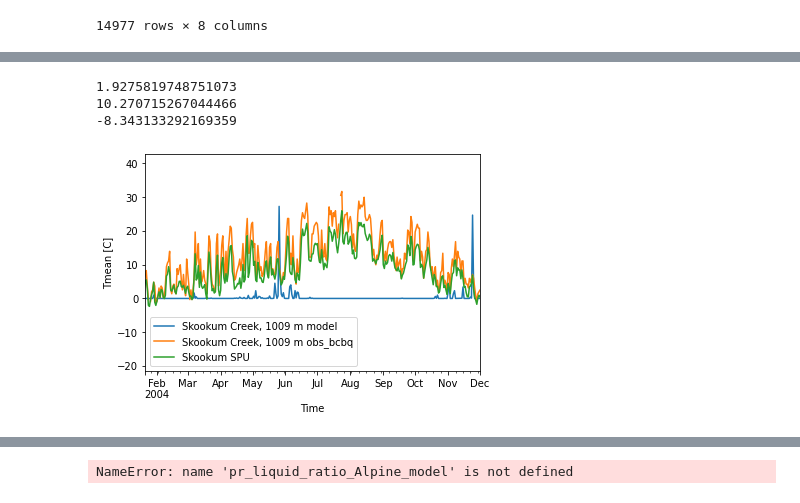
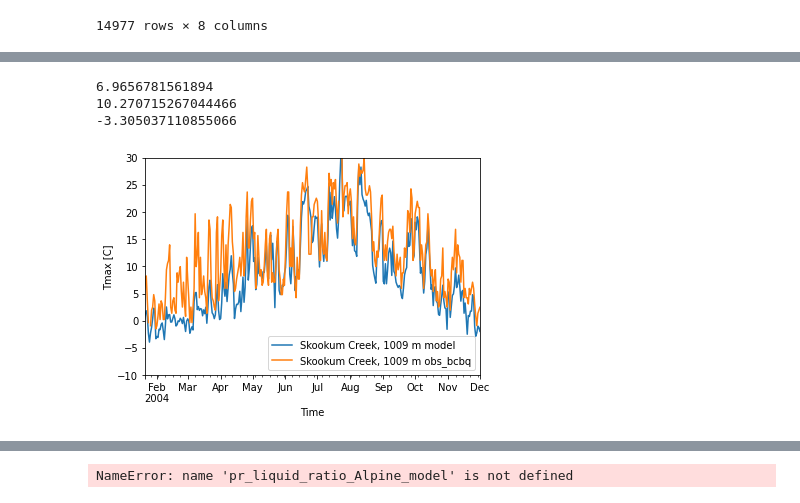
Before and after one commit to NCristea/Snow_SCL, a Jupyter notebook: compare_datasets.ipynb, the cells around one changed output, grey strips where cells are left out. Drawn from its saved outputs; the diff is of its cells as text; code cells hidden in the pictures.

```diff
--- a/compare_datasets.ipynb
+++ b/compare_datasets.ipynb
@@ -277,22 +361,23 @@ Difference annual Tmean model-obs -4.5271679680933605
 # %%
 #plot modeled T vs. observed at Skookum Creek
-ax = df_model_data_Skookum.plot(kind='line',  y = 'tmean_point', label = 'Skookum Creek, 1009 m model')
-df_snotel_Skookum.plot(kind='line',  y = 'Tmax_C', label = 'Skookum Creek, 1009 m obs_bcbq', ax = ax)
-df_snotel_obs_SPU_Skookum_T_.plot(kind='line',  y = 'Tmean_C', label = 'Skookum SPU', ax = ax)
+ax = df_model_data_Skookum.plot(kind='line', y='tmax_point', label='Skookum Creek, 1009 m model')
+df_snotel_Skookum.plot(kind='line', y='Tmax_C', label='Skookum Creek, 1009 m obs_bcbq', ax=ax)
+#df_snotel_obs_SPU_Skookum_T_.plot(kind='line', y='Tmax_C', label='Skookum SPU', ax=ax)
 ax.set_xlim([datetime(2004, 1, 21), datetime(2004, 12, 1)])
+ax.set_ylim([-10, 30])
 plt.xlabel('Time')
-plt.ylabel('Tmean [C]')
+plt.ylabel('Tmax [C]')
 
 mean_diff_T = df_model_data_Skookum.tmax_point.mean() - df_snotel_Skookum.Tmax_C.mean()
 
 print(df_model_data_Skookum.tmax_point.mean())
 print(df_snotel_Skookum.Tmax_C.mean())
 print(mean_diff_T)
 # %% [output]
-1.9275819748751073
+6.9656781561894
 10.270715267044466
--8.343133292169359
+-3.305037110855066
-[figure, old version]
+[figure, new version]
 # %%
 airTDJF_snotel_bcbq_Skookum = xc.atmos.tg_mean(ds_bcbq_obs_Skookum.Tmean_C, season="MAM")
 airTDJF_snotel_bcbq_Alpine = xc.atmos.tg_mean(ds_bcbq_obs_Alpine.Tmean_C, season="MAM")
```
Also changed, not shown: parts of 16 cells of this notebook, 9 other files.
